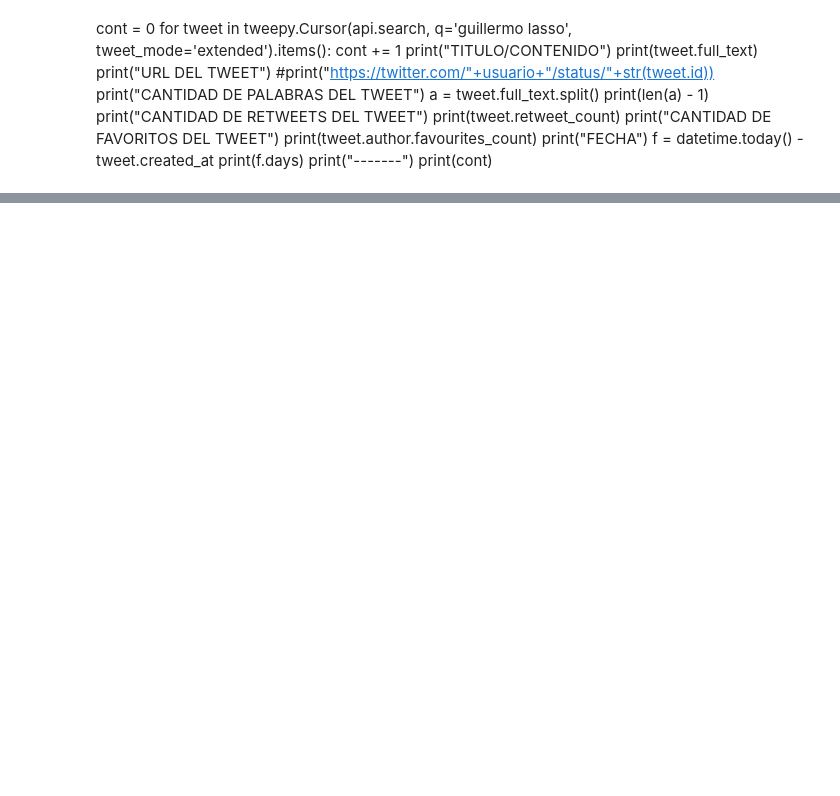
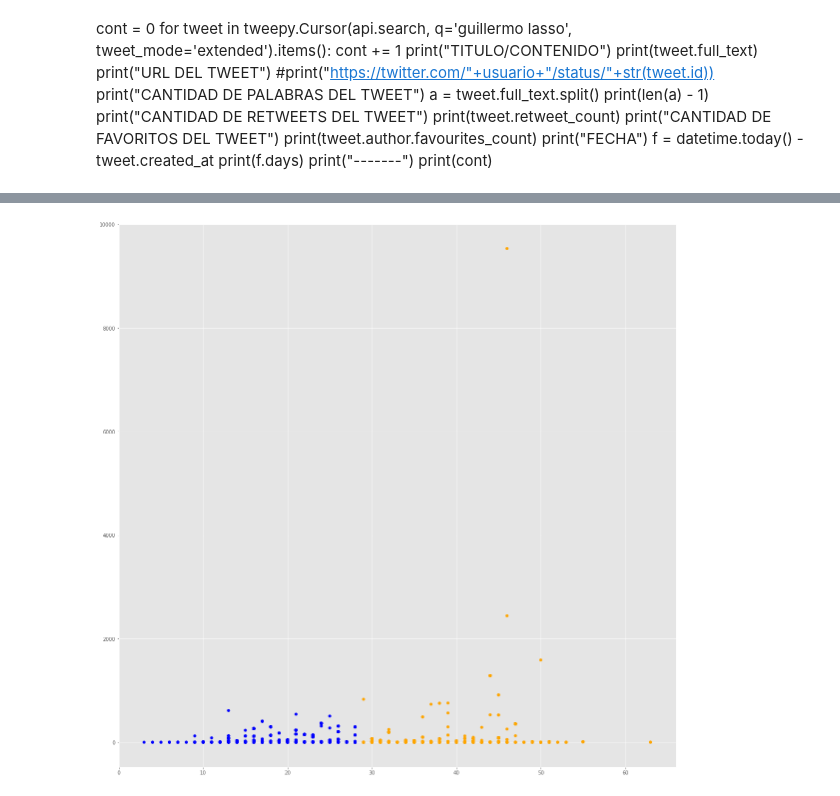
Before and after one commit to GabrielChuchuca/EXAMEN1INTER-SIMULACION, a Jupyter notebook: EXAMEN1INTERCICLO.ipynb, the cells around one changed output, grey strips where cells are left out. Saved outputs shown, nothing was run; the diff lists cells and outputs as text; code cells hidden in the pictures; blank space fills up the shorter version.

```diff
--- a/EXAMEN1INTERCICLO.ipynb
+++ b/EXAMEN1INTERCICLO.ipynb
@@ -221,18 +254,21 @@ plt.show()
 # %%
 #vamos a Visualizar los datos de entrada
 colores=['orange','blue']
 tamanios=[30,60]
 
 f1 = df2['# de palabras'].values
-f2 = df2['# de retweets'].values
+f2 = df2['# de veces retweetiadas'].values
 
 # Vamos a pintar en 2 colores los puntos por debajo de la media de Cantidad de Palabras
 asignar=[]
 for index, row in df2.iterrows():
-    if(row['# de palabras']>40):
+    if(row['# de palabras']>28):
         asignar.append(colores[0])
     else:
         asignar.append(colores[1])
 
 plt.scatter(f1, f2, c=asignar, s=tamanios[0])
+plt.gcf().set_size_inches(20, 20)
 plt.show()
+# %% [output]
+[figure, added]
```
Also changed, not shown: parts of 15 cells of this notebook.
